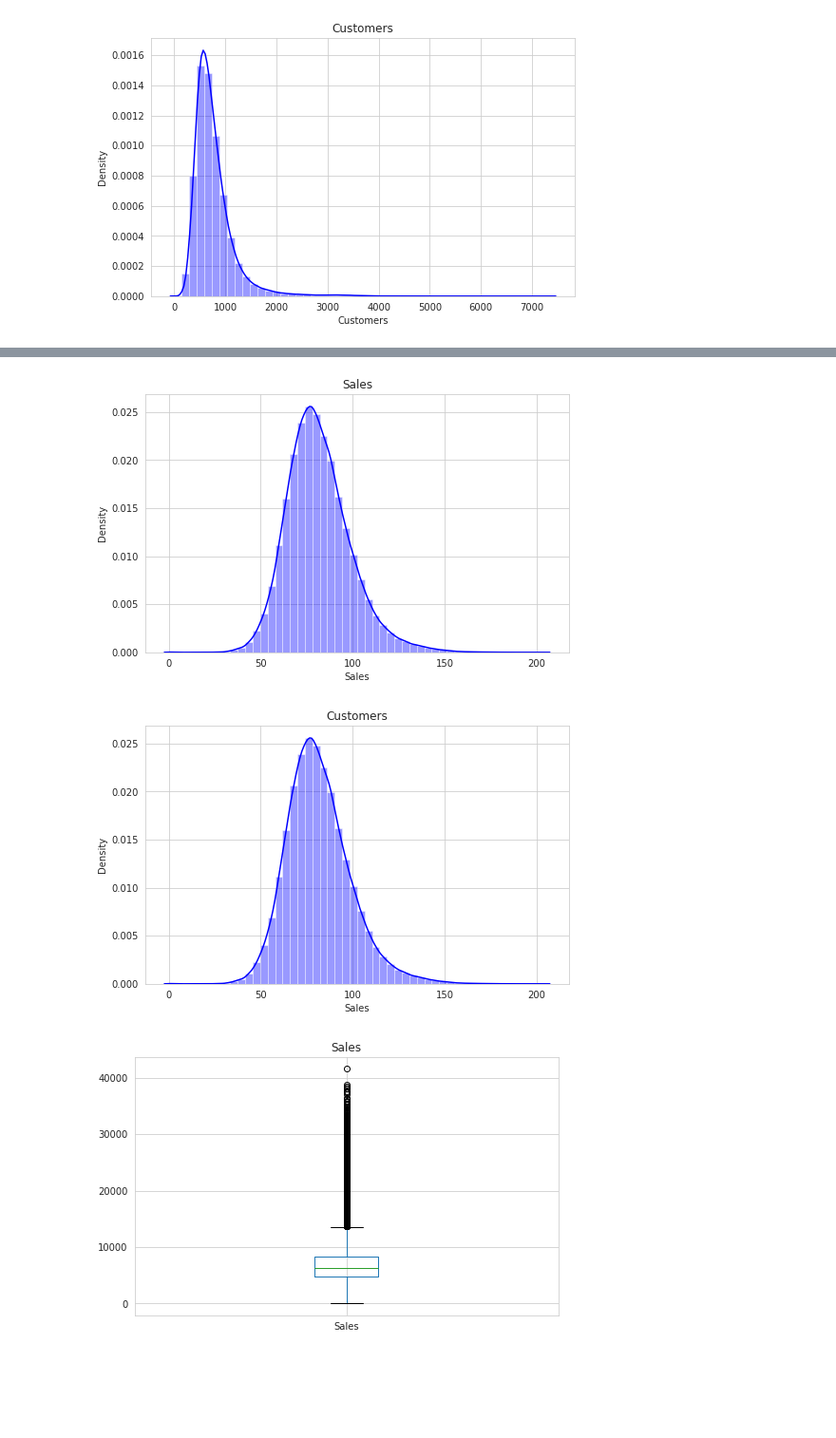
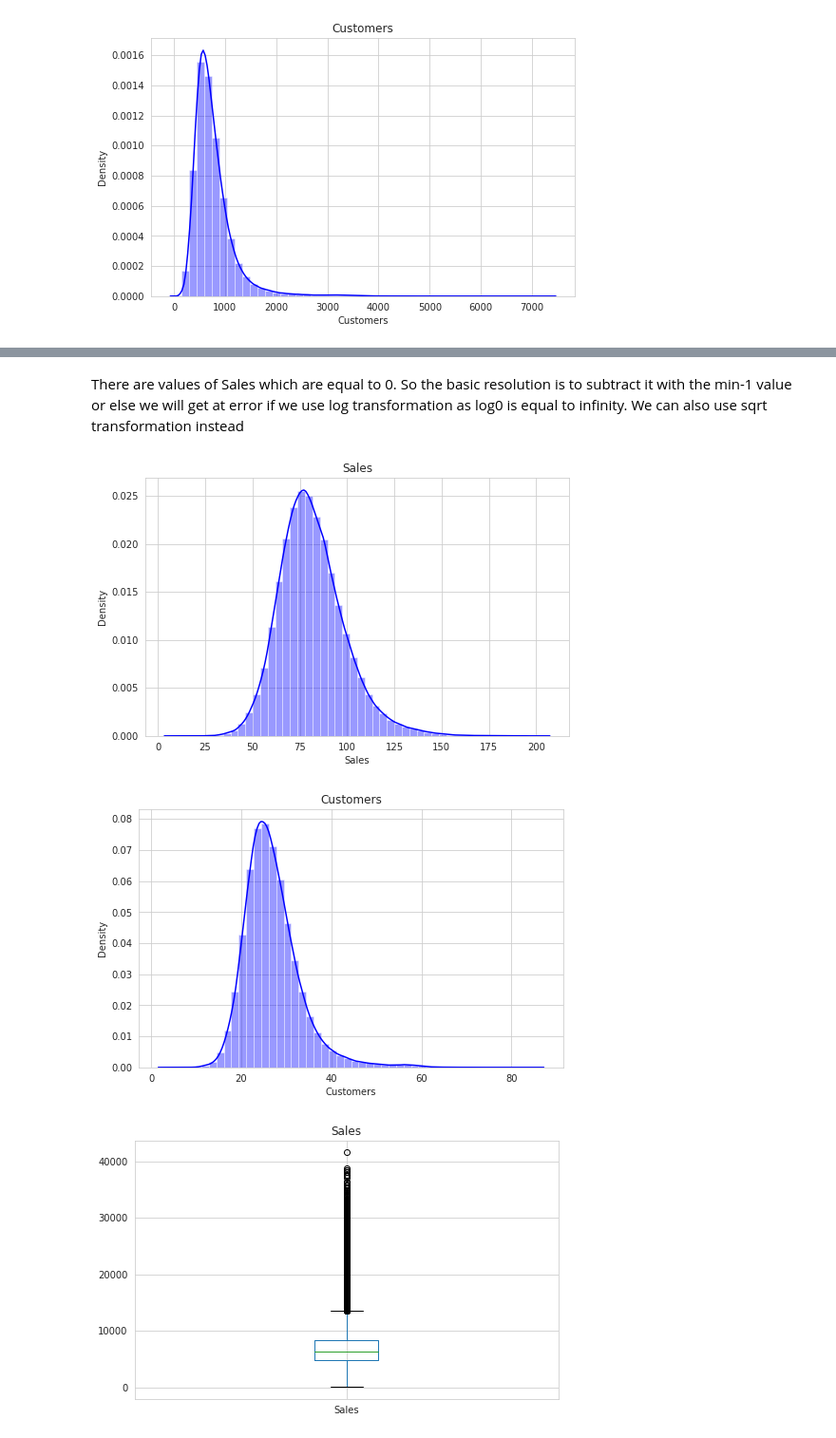
Before and after one commit to Mahima2208/Rossman-Sales-Prediction-Supervised-, a Jupyter notebook: Rossman_Sales_Prediction_Mahima_Phalkey.ipynb, the cells around one changed output, grey strips where cells are left out. Shown at 95% size. Saved outputs shown, nothing was run; the diff lists cells and outputs as text; code cells hidden in the pictures; blank space fills up the shorter version.

```diff
--- a/Rossman_Sales_Prediction_Mahima_Phalkey.ipynb
+++ b/Rossman_Sales_Prediction_Mahima_Phalkey.ipynb
@@ -206,0 +258,3 @@ rossman_dataset.loc[rossman_dataset['Open'] == 0, 'Sales'].mean()
+# %%
+#Dropping Open column
+rossman_store.drop('Open',axis=1,inplace=True)
@@ -206,0 +281,2 @@ rossman_dataset.loc[rossman_dataset['Open'] == 0, 'Sales'].mean()
+# %%
+rossman_store=rossman_store[rossman_store['Sales']>0]
@@ -228,3 +309,3 @@ PromoInterval                508031
 dtype: int64
 # %%
-rossman_store.drop(['Promo2SinceYear','PromoInterval','Promo2SinceWeek'], axis = 1, inplace = True)
+rossman_store.drop(['Promo2SinceYear','PromoInterval','Promo2SinceWeek','CompetitionOpenSinceMonth','CompetitionOpenSinceYear'], axis = 1, inplace = True)
@@ -231,3 +343,6 @@ rossman_store.drop(['Promo2SinceYear','PromoInterval','Promo2SinceWeek'], axis =
 # %%
-Date_feat = ['Date','CompetitionOpenSinceMonth','CompetitionOpenSinceYear']
+#Date features
+#Date_feat = ['Date','CompetitionOpenSinceMonth','CompetitionOpenSinceYear']
+
+Date_feat = ['Date']
 # %%
@@ -291,13 +411,15 @@ for feature in cont_num:
+# %% [markdown]
+There are values of Sales which are equal to 0. So the basic resolution is to subtract it with the min-1 value or else we will get at error if we use log transformation as log0 is equal to infinity. We can also use sqrt transformation instead
 # %%
 for feature in cont_num:
     plt.figure(figsize = (8,5))
     sns.set_style("whitegrid")
-    sns.distplot(np.sqrt(rossman_store['Sales']-((min(rossman_store['Sales']) - 1))), hist = True,color='b')
+    sns.distplot(np.sqrt(rossman_store[feature]), hist = True,color='b')
     plt.title(feature)
     plt.show()
 # %% [output]
-[figure, old version]
+[figure, new version]
-[figure, old version]
+[figure, new version]
 # %%
 for feature in cont_num:
     plt.figure(figsize = (8,5))
```
Also changed, not shown: parts of 145 cells of this notebook.
